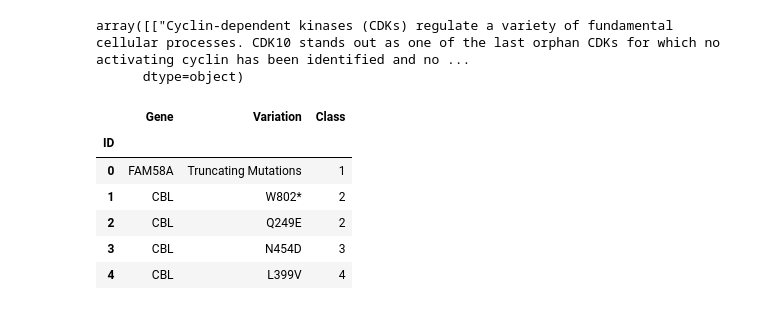
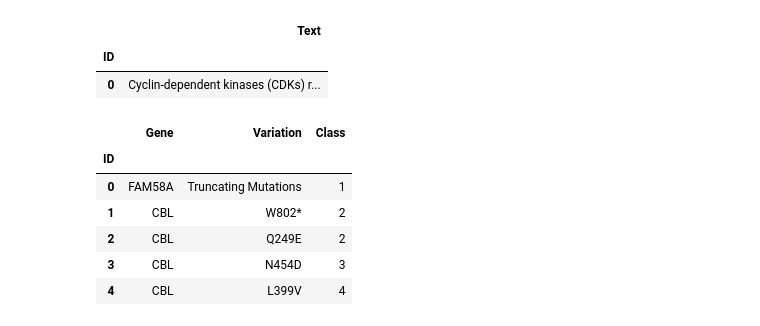
Before and after one commit to ragouradja/Cours, a Jupyter notebook: DL/Cancer_deep_learning.ipynb, the cells around one changed output. Saved outputs shown, nothing was run; the diff lists cells and outputs as text; code cells hidden in the pictures.

```diff
--- a/DL/Cancer_deep_learning.ipynb
+++ b/DL/Cancer_deep_learning.ipynb
@@ -24,7 +8,7 @@ Successfully installed scipy-1.7.1
 # %%
 
-file_train_text = "data/training_text/training_text"
-file_train_variant = "data/training_variants/training_variants"
+file_train_text = "../../data/training_text/training_text"
+file_train_variant = "../../data/training_variants/training_variants"
 # %%
 train_text = pd.read_csv(file_train_text, sep = '\|\|')
 train_text.index.name = "ID"
@@ -33,10 +17,11 @@ train_text.columns = ["Text"]
 train_variant = pd.read_csv(file_train_variant)
 train_variant.set_index("ID",inplace = True)
 # %%
-train_text.head(1).values
+train_text.head(1)
 # %% [output]
-array([["Cyclin-dependent kinases (CDKs) regulate a variety of fundamental cellular processes. CDK10 stands out as one of the last orphan CDKs for which no activating cyclin has been identified and no ...
-      dtype=object)
+|  | Text |
+| ID |  |
+| 0 | Cyclin-dependent kinases (CDKs) r... |
 # %%
 train_variant.head(5)
 # %% [output]
```
Also changed, not shown: parts of 1 cell of this notebook.
